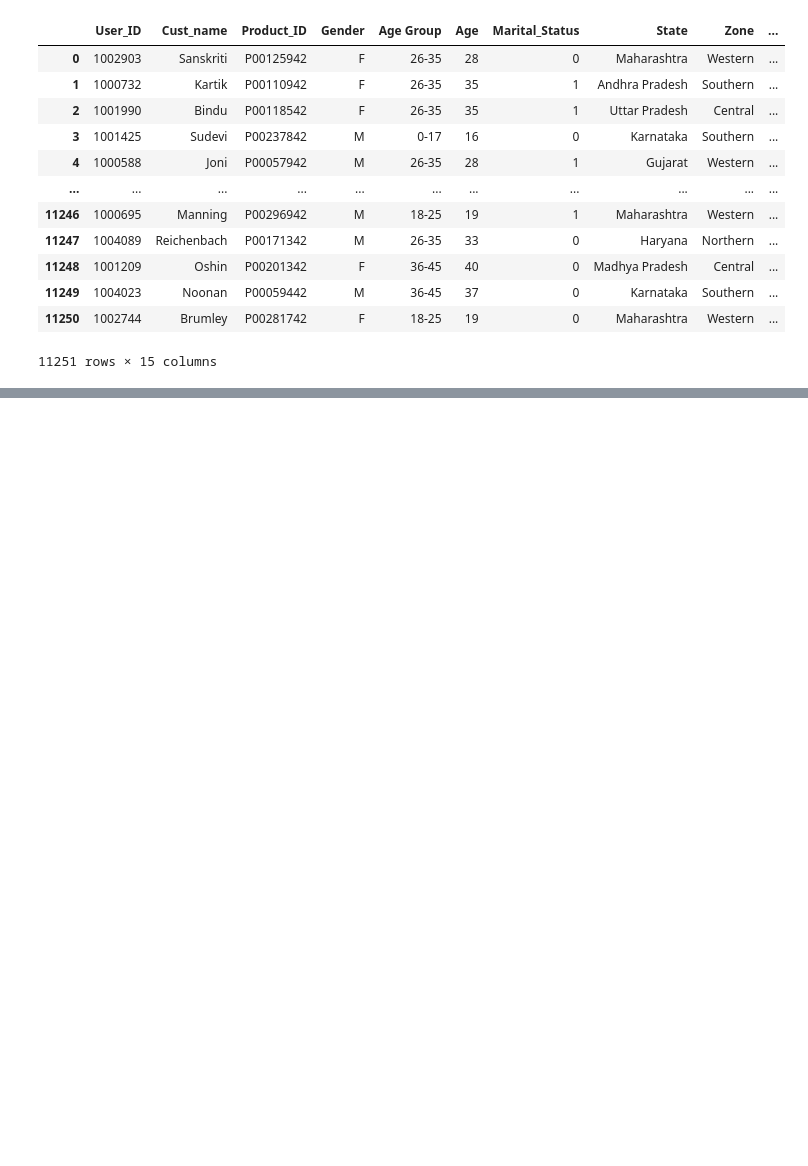
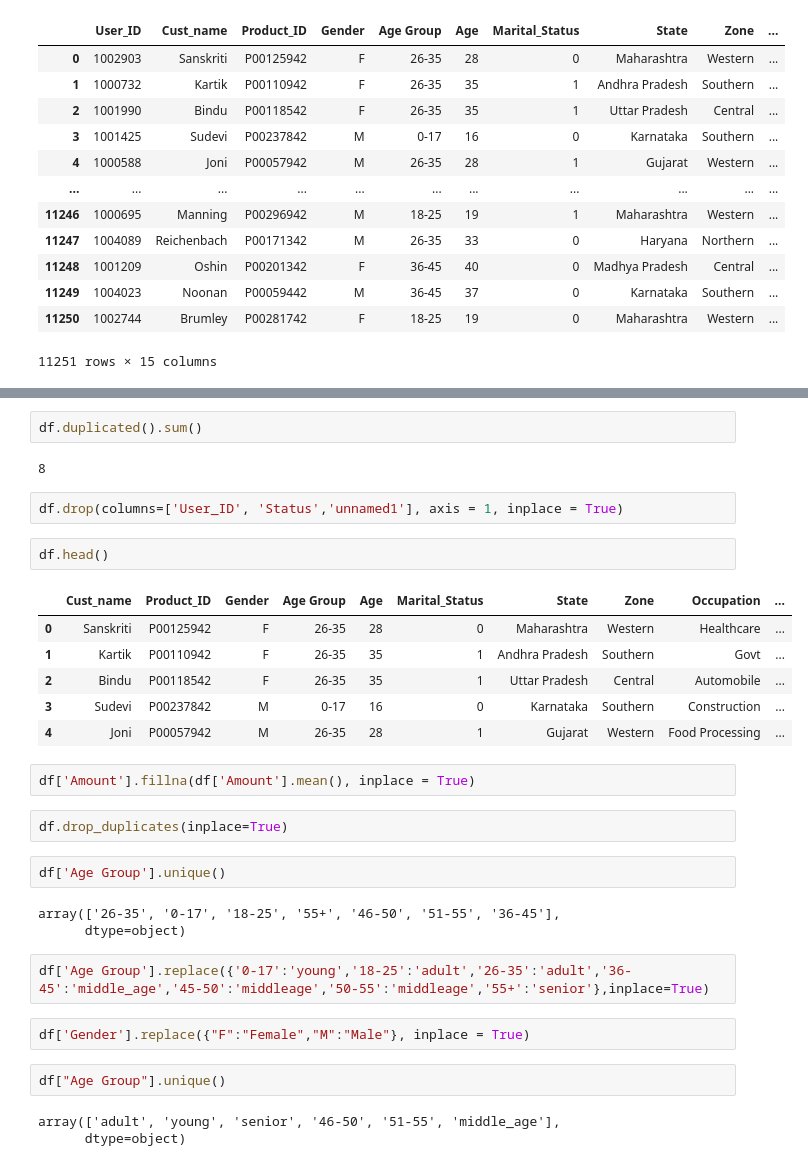
Before and after one commit to rakshume/EDA, a Jupyter notebook: Diwali/diwali_sales.ipynb, the cells around one changed output, grey strips where cells are left out. Cells and saved outputs as stored; diff of their text form; blank space fills up the shorter version.

```diff
--- a/Diwali/diwali_sales.ipynb
+++ b/Diwali/diwali_sales.ipynb
@@ -25,0 +94,33 @@ df
+# %%
+df.duplicated().sum()
+# %% [output]
+8
+# %%
+df.drop(columns=['User_ID', 'Status','unnamed1'], axis = 1, inplace = True)
+# %%
+df.head()
+# %% [output]
+|  | Cust_name | Product_ID | Gender | Age Group | Age | Marital_Status | State | Zone | Occupation | ... |
+| 0 | Sanskriti | P00125942 | F | 26-35 | 28 | 0 | Maharashtra | Western | Healthcare | ... |
+| 1 | Kartik | P00110942 | F | 26-35 | 35 | 1 | Andhra Pradesh | Southern | Govt | ... |
+| 2 | Bindu | P00118542 | F | 26-35 | 35 | 1 | Uttar Pradesh | Central | Automobile | ... |
+| 3 | Sudevi | P00237842 | M | 0-17 | 16 | 0 | Karnataka | Southern | Construction | ... |
+| 4 | Joni | P00057942 | M | 26-35 | 28 | 1 | Gujarat | Western | Food Processing | ... |
+# %%
+df['Amount'].fillna(df['Amount'].mean(), inplace = True)
+# %%
+df.drop_duplicates(inplace=True)
+# %%
+df['Age Group'].unique()
+# %% [output]
+array(['26-35', '0-17', '18-25', '55+', '46-50', '51-55', '36-45'],
+      dtype=object)
+# %%
+df['Age Group'].replace({'0-17':'young','18-25':'adult','26-35':'adult','36-45':'middle_age','45-50':'middleage','50-55':'middleage','55+':'senior'},inplace=True)
+# %%
+df['Gender'].replace({"F":"Female","M":"Male"}, inplace = True)
+# %%
+df["Age Group"].unique()
+# %% [output]
+array(['adult', 'young', 'senior', '46-50', '51-55', 'middle_age'],
+      dtype=object)
```
Also changed, not shown: parts of 22 cells of this notebook, 4 other files.
